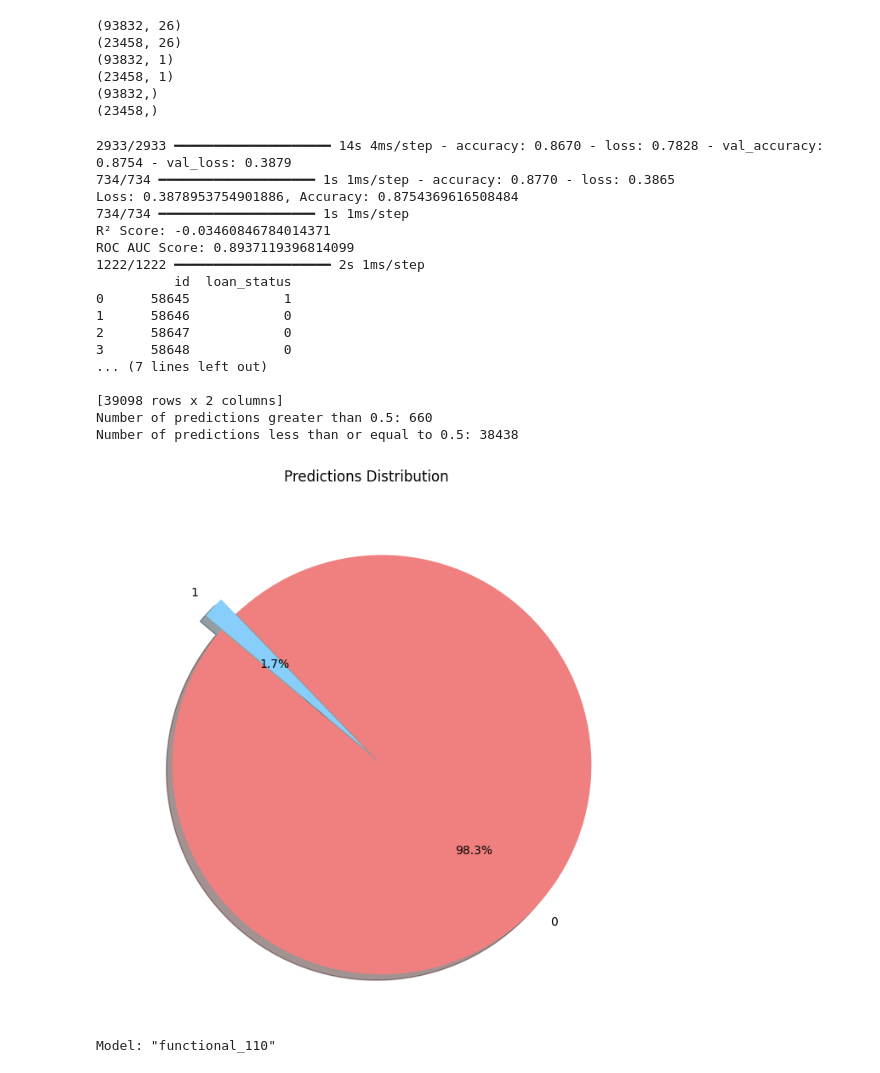
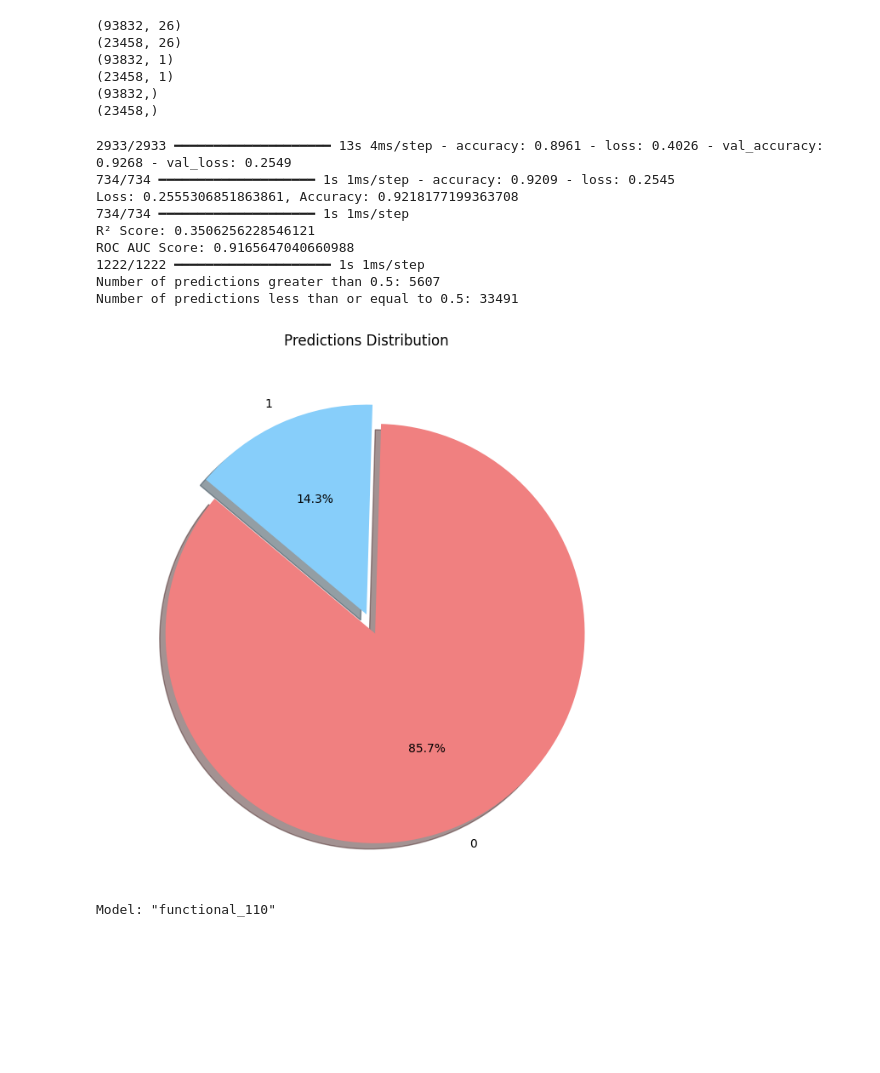
Before and after one commit to Dxuian/ml, a Jupyter notebook: resume/a.ipynb, the cells around one changed output. Cells and saved outputs as stored; diff of their text form; code cells hidden in the pictures; blank space fills up the shorter version.

```diff
--- a/resume/a.ipynb
+++ b/resume/a.ipynb
@@ -222,7 +222,7 @@ model.compile(optimizer='adam', loss='binary_crossentropy', metrics=['accuracy']
 
 # Train the model
 model.fit(X_train_reshaped, y_train, epochs=1, batch_size=32,verbose=1, validation_data=(X_test_reshaped, y_test))
-# model.fit(X_test_reshaped, y_test, epochs=25, batch_size=32, verbose=0,validation_data=(X_train_reshaped, y_train))
+model.fit(X_test_reshaped, y_test, epochs=1, batch_size=32, verbose=0,validation_data=(X_train_reshaped, y_train))
 # model.fit(X_train_reshaped, y_train, epochs=25, batch_size=32,verbose=0, validation_data=(X_test_reshaped, y_test))
 # model.fit(X_test_reshaped, y_test, epochs=25, batch_size=32, verbose=0,validation_data=(X_train_reshaped, y_train))
 # model.fit(X_train_reshaped, y_train, epochs=25, batch_size=32,verbose=0, validation_data=(X_test_reshaped, y_test))
@@ -271,51 +271,43 @@ y_pred = model.predict(X_reshaped)
 y_pred = (y_pred > 0.5).astype(int)
 
 # Combine IDs and predictions into a DataFrame
 predictions_df = pd.DataFrame({'id': ids, 'loan_status': y_pred.flatten()})
 
 # Print the DataFrame
-print(predictions_df)
+# print(predictions_df)
 
 # Count the number of predictions greater than 0.5 and less than or equal to 0.5
 count_greater_than_0_5 = (y_pred > 0.5).sum()
 count_less_than_or_equal_0_5 = (y_pred <= 0.5).sum()
 
 # Print the counts
 print(f'Number of predictions greater than 0.5: {count_greater_than_0_5}')
 print(f'Number of predictions less than or equal to 0.5: {count_less_than_or_equal_0_5}')
 
 # Plot a pie chart showing the percentages
 labels = ['0', '1']
 sizes = [count_less_than_or_equal_0_5, count_greater_than_0_5]
 colors = ['lightcoral', 'lightskyblue']
 explode = (0.1, 0)  # explode the first slice
 
 plt.figure(figsize=(8, 8))
 plt.pie(sizes, explode=explode, labels=labels, colors=colors, autopct='%1.1f%%', shadow=True, startangle=140)
 plt.title('Predictions Distribution')
 plt.show()
 
 # Save the predictions to CSV with (id, prediction)
 predictions_df.to_csv('fdd.csv', index=False)
 # %% [output]
-2933/2933 ━━━━━━━━━━━━━━━━━━━━ 14s 4ms/step - accuracy: 0.8670 - loss: 0.7828 - val_accuracy: 0.8754 - val_loss: 0.3879
-734/734 ━━━━━━━━━━━━━━━━━━━━ 1s 1ms/step - accuracy: 0.8770 - loss: 0.3865
-Loss: 0.3878953754901886, Accuracy: 0.8754369616508484
+2933/2933 ━━━━━━━━━━━━━━━━━━━━ 13s 4ms/step - accuracy: 0.8961 - loss: 0.4026 - val_accuracy: 0.9268 - val_loss: 0.2549
+734/734 ━━━━━━━━━━━━━━━━━━━━ 1s 1ms/step - accuracy: 0.9209 - loss: 0.2545
+Loss: 0.2555306851863861, Accuracy: 0.9218177199363708
 734/734 ━━━━━━━━━━━━━━━━━━━━ 1s 1ms/step
-R² Score: -0.03460846784014371
-ROC AUC Score: 0.8937119396814099
-1222/1222 ━━━━━━━━━━━━━━━━━━━━ 2s 1ms/step
-          id  loan_status
-0      58645            1
-1      58646            0
-2      58647            0
-3      58648            0
-... (7 lines left out)
-
-[39098 rows x 2 columns]
-Number of predictions greater than 0.5: 660
-Number of predictions less than or equal to 0.5: 38438
+R² Score: 0.3506256228546121
+ROC AUC Score: 0.9165647040660988
+1222/1222 ━━━━━━━━━━━━━━━━━━━━ 1s 1ms/step
+Number of predictions greater than 0.5: 5607
+Number of predictions less than or equal to 0.5: 33491
-[figure, old version]
+[figure, new version]
 # %%
 import pandas as pd
 import matplotlib.pyplot as plt
```
Also changed, not shown: 1 other file.
